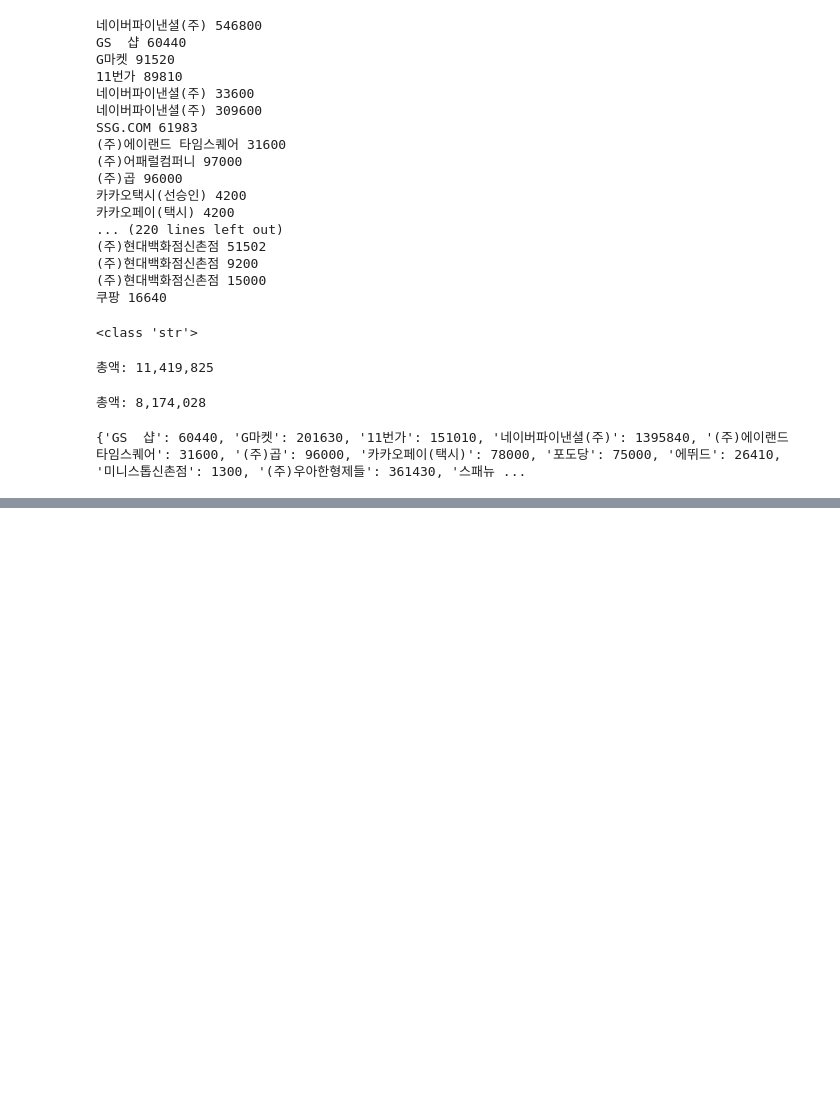
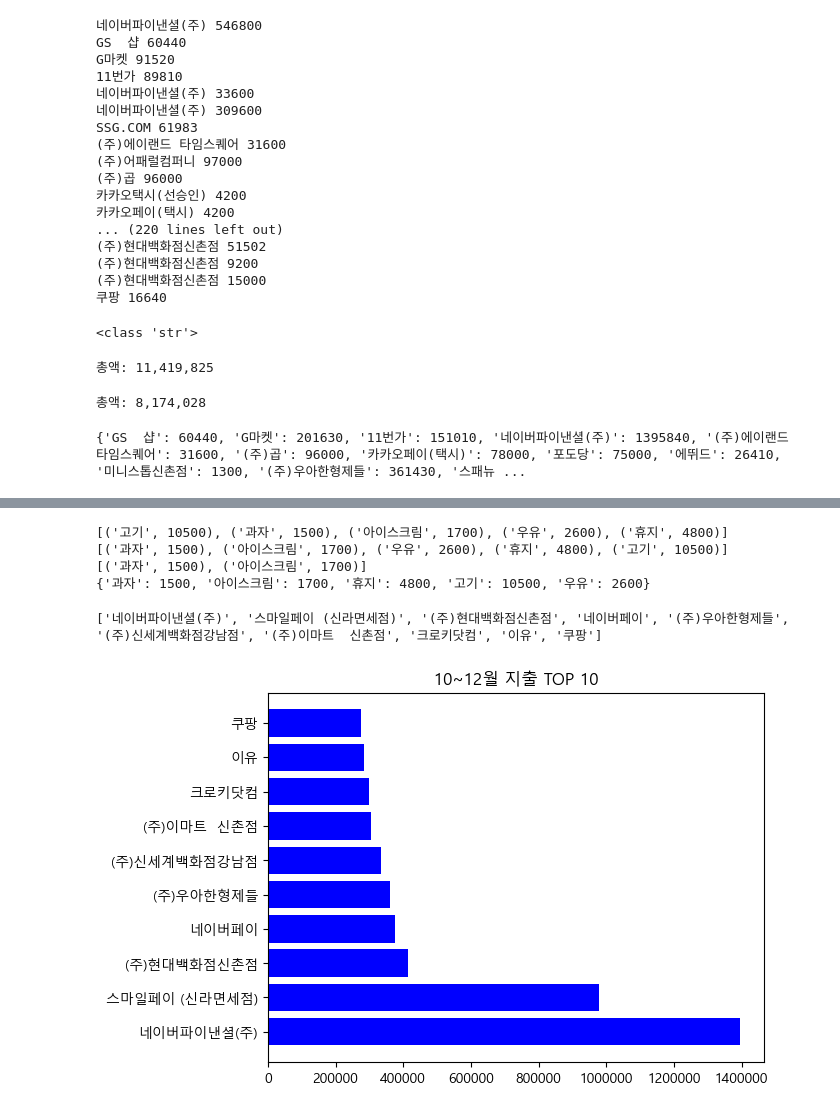
Before and after one commit to wjseoduq3/R240522_02, a Jupyter notebook: _240522_02_cardTest.ipynb, the cells around one changed output, grey strips where cells are left out. Drawn from its saved outputs; the diff is of its cells as text; code cells hidden in the pictures; blank space fills up the shorter version.

```diff
--- a/_240522_02_cardTest.ipynb
+++ b/_240522_02_cardTest.ipynb
@@ -108,0 +132,50 @@ print(s)
+# %%
+import operator
+
+mart ={'과자':1500, '아이스크림':1700, '휴지':4800, '고기':10500, '우유':2600}
+print(sorted(mart.items(), key=operator.itemgetter(0)))  ## 결과값의 type은 리스트
+print(sorted(mart.items(), key=operator.itemgetter(1)))  ## 결과값의 type은 리스트
+print(sorted(mart.items(), key=operator.itemgetter(1))[:2])  ## 결과값의 type은 리스트
+
+print(mart)
+# %% [output]
+[('고기', 10500), ('과자', 1500), ('아이스크림', 1700), ('우유', 2600), ('휴지', 4800)]
+[('과자', 1500), ('아이스크림', 1700), ('우유', 2600), ('휴지', 4800), ('고기', 10500)]
+[('과자', 1500), ('아이스크림', 1700)]
+{'과자': 1500, '아이스크림': 1700, '휴지': 4800, '고기': 10500, '우유': 2600}
+# %%
+import operator
+import matplotlib.pyplot as plt
+
+s = {}
+
+for row in data:
+    if row[-1] == '전표매입':
+        store, payment = row[5], int(row[6])
+        if store not in s.keys():
+            s[store] = payment
+        else:
+            s[store] += payment
+# print(s)
+
+top10 = sorted(s.items(), key=operator.itemgetter(1), reverse=True)[:10]
+# print(top10)
+
+top10_store, top10_amount = [], []
+for t in top10:
+    top10_store.append(t[0])
+    top10_amount.append(t[1])
+
+print(top10_store)
+
+plt.rc('font', family="Malgun gothic")
+plt.title("10~12월 지출 TOP 10")
+plt.barh(top10_store, top10_amount, color='b')
+
+# current_values = plt.gca().get_xticks()
+# plt.gca().set_xticklabels(['{:.0f}'.format(y) for y in current_values])
+
+plt.show()
+# %% [output]
+['네이버파이낸셜(주)', '스마일페이 (신라면세점)', '(주)현대백화점신촌점', '네이버페이', '(주)우아한형제들', '(주)신세계백화점강남점', '(주)이마트  신촌점', '크로키닷컴', '이유', '쿠팡']
+[figure, added]
```
Also changed, not shown: parts of 4 cells of this notebook.
